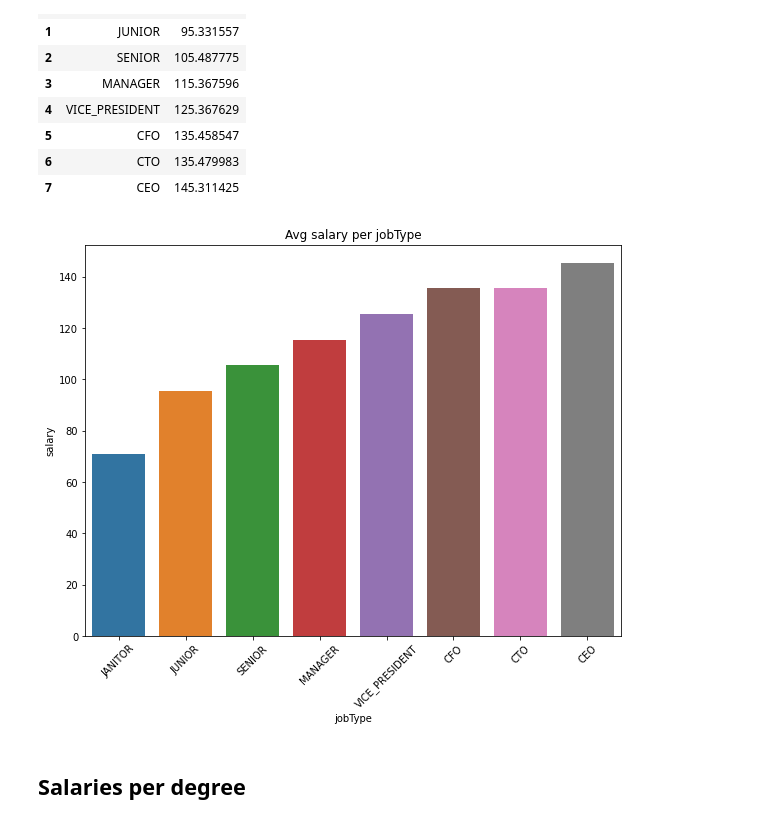
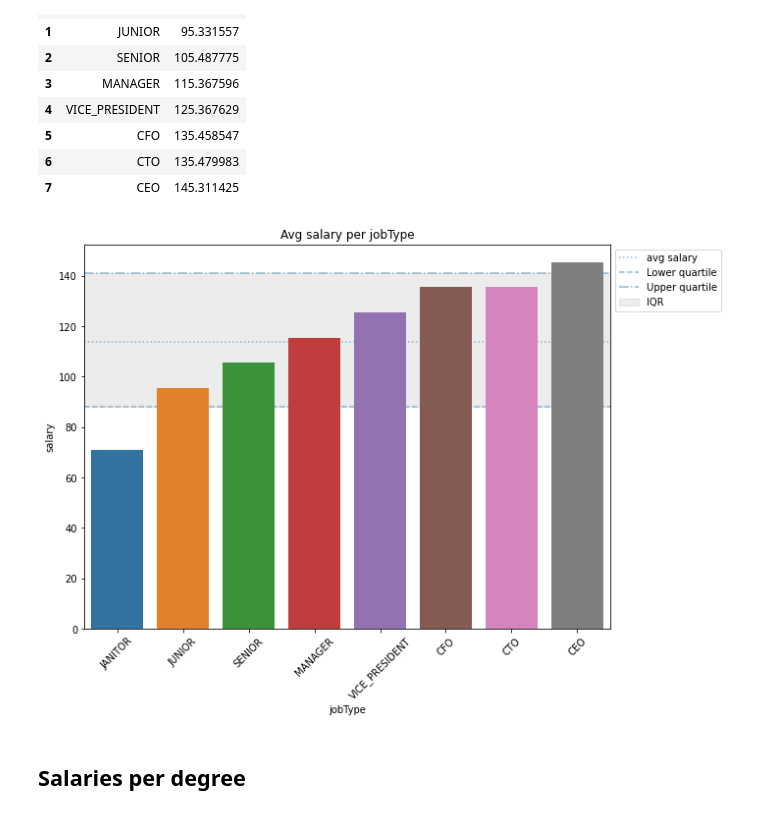
Before and after one commit to scottwiles/salary_prediction, a Jupyter notebook: notebooks/salary_prediction_eda.ipynb, the cells around one changed output. Cells and saved outputs as stored; diff of their text form; code cells hidden in the pictures.

Commit message:
Add IQR range to plots

```diff
--- a/notebooks/salary_prediction_eda.ipynb
+++ b/notebooks/salary_prediction_eda.ipynb
@@ -142,6 +158,8 @@ salaries_all.head()
 | 2 | JOB1362684407689 | COMP52 | VICE_PRESIDENT | DOCTORAL | PHYSICS | HEALTH | 10 | 38 | ... |
 | 3 | JOB1362684407690 | COMP38 | MANAGER | DOCTORAL | CHEMISTRY | AUTO | 8 | 17 | ... |
 | 4 | JOB1362684407691 | COMP7 | VICE_PRESIDENT | BACHELORS | PHYSICS | FINANCE | 8 | 16 | ... |
+# %%
+salary_stats = PlotStats(salaries_all, 'salary')
 # %% [markdown]
 ### Check duplicates
 # %%
@@ -187,9 +217,10 @@ avg_salary_per_jobtype
 # %%
 plt.figure()
 salary_per_category_plot('jobType', avg_salary_per_jobtype)
+salary_stats.plot_IQR()
 plt.show()
 # %% [output]
-[figure, old version]
+[figure, new version]
 # %% [markdown]
 ## Salaries per degree
 # %%
```
Also changed, not shown: parts of 17 cells of this notebook, 2 other files.
